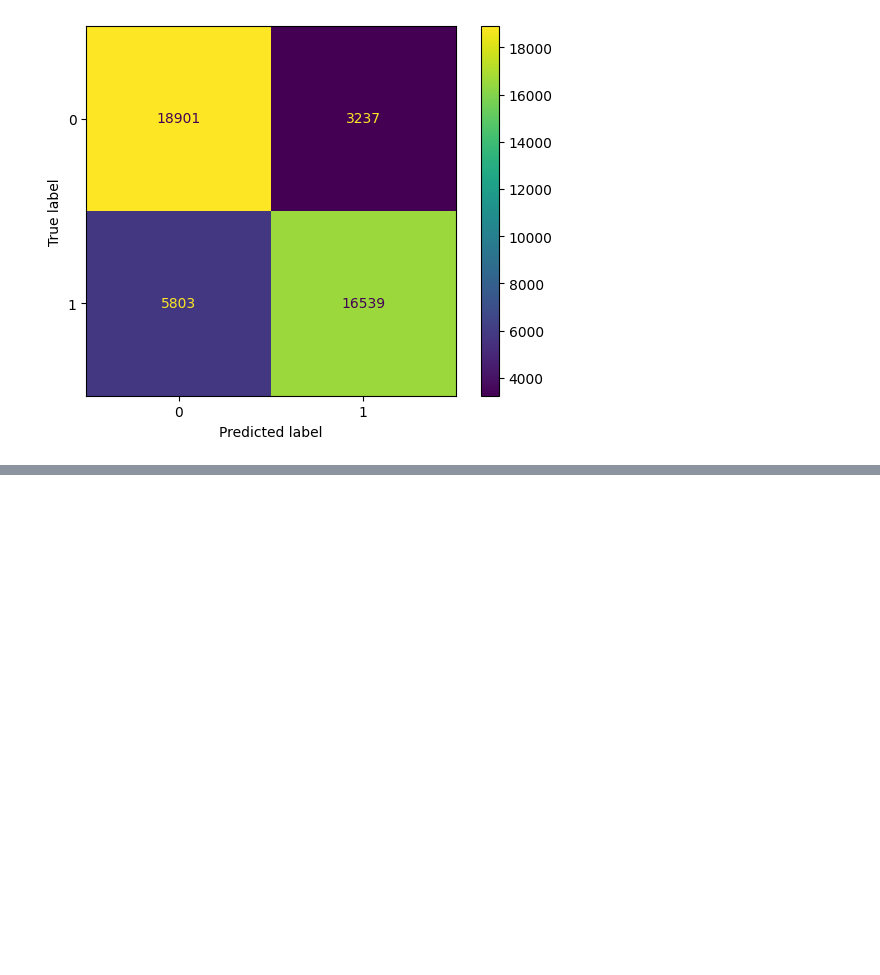
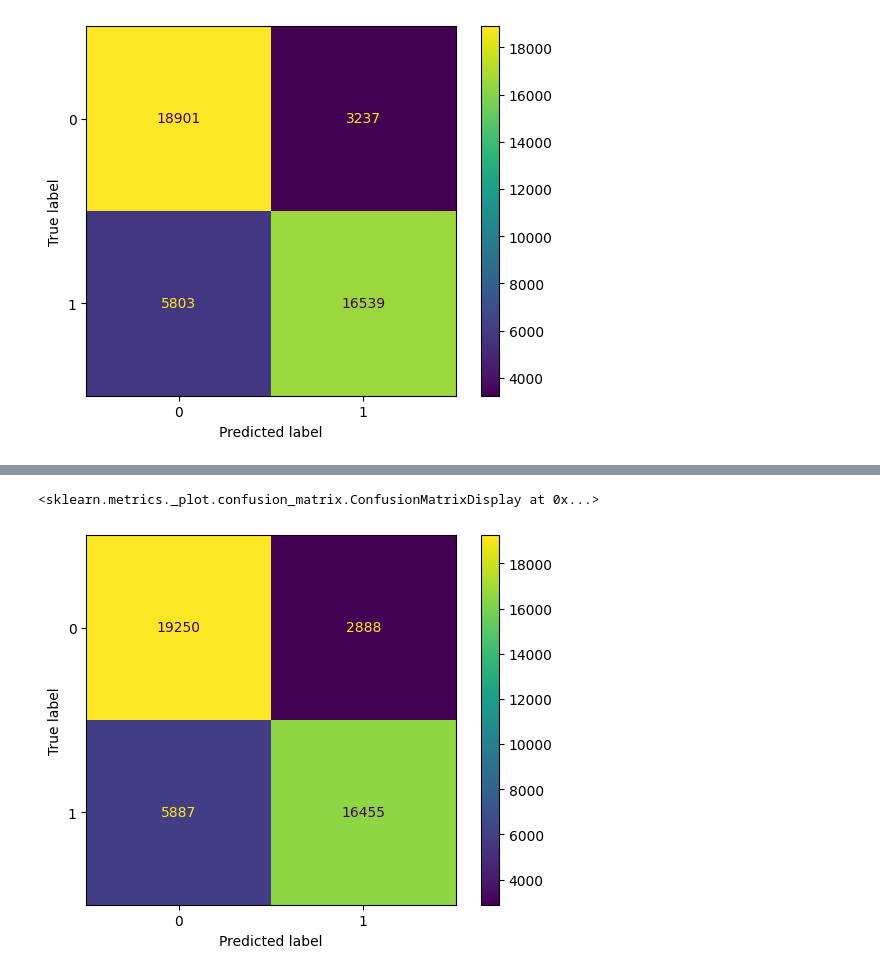
Before and after one commit to Ademola-Alabi/Loan_default_model, a Jupyter notebook: loan_default.ipynb, the cells around one changed output, grey strips where cells are left out. Saved outputs shown, nothing was run; the diff lists cells and outputs as text; code cells hidden in the pictures; blank space fills up the shorter version.

Commit message:
Added GridSearch()

```diff
--- a/loan_default.ipynb
+++ b/loan_default.ipynb
@@ -264,0 +275,2 @@ display.plot()
+# %%
+grid_search_model.fit(X_train,y_train)
@@ -264,0 +284,3 @@ display.plot()
+# %%
+
+y_pred2 = grid_search_model.predict(X_test)
@@ -264,0 +302,9 @@ display.plot()
+# %%
+cm = confusion_matrix(y_test,y_pred2)
+# %%
+display2 = ConfusionMatrixDisplay(cm)
+# %%
+display2.plot()
+# %% [output]
+<sklearn.metrics._plot.confusion_matrix.ConfusionMatrixDisplay at 0x...>
+[figure, added]
```
Also changed, not shown: parts of 15 cells of this notebook.
